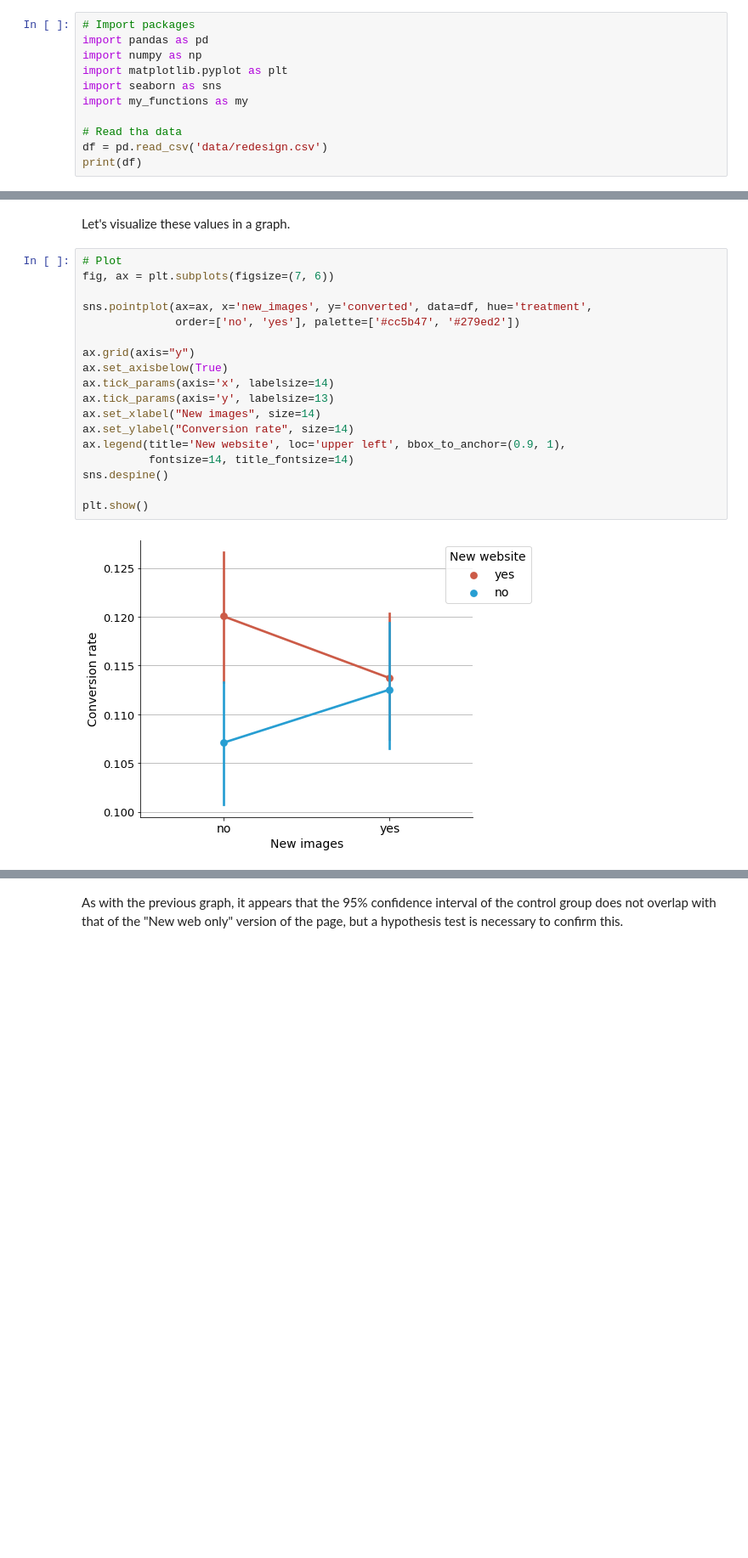
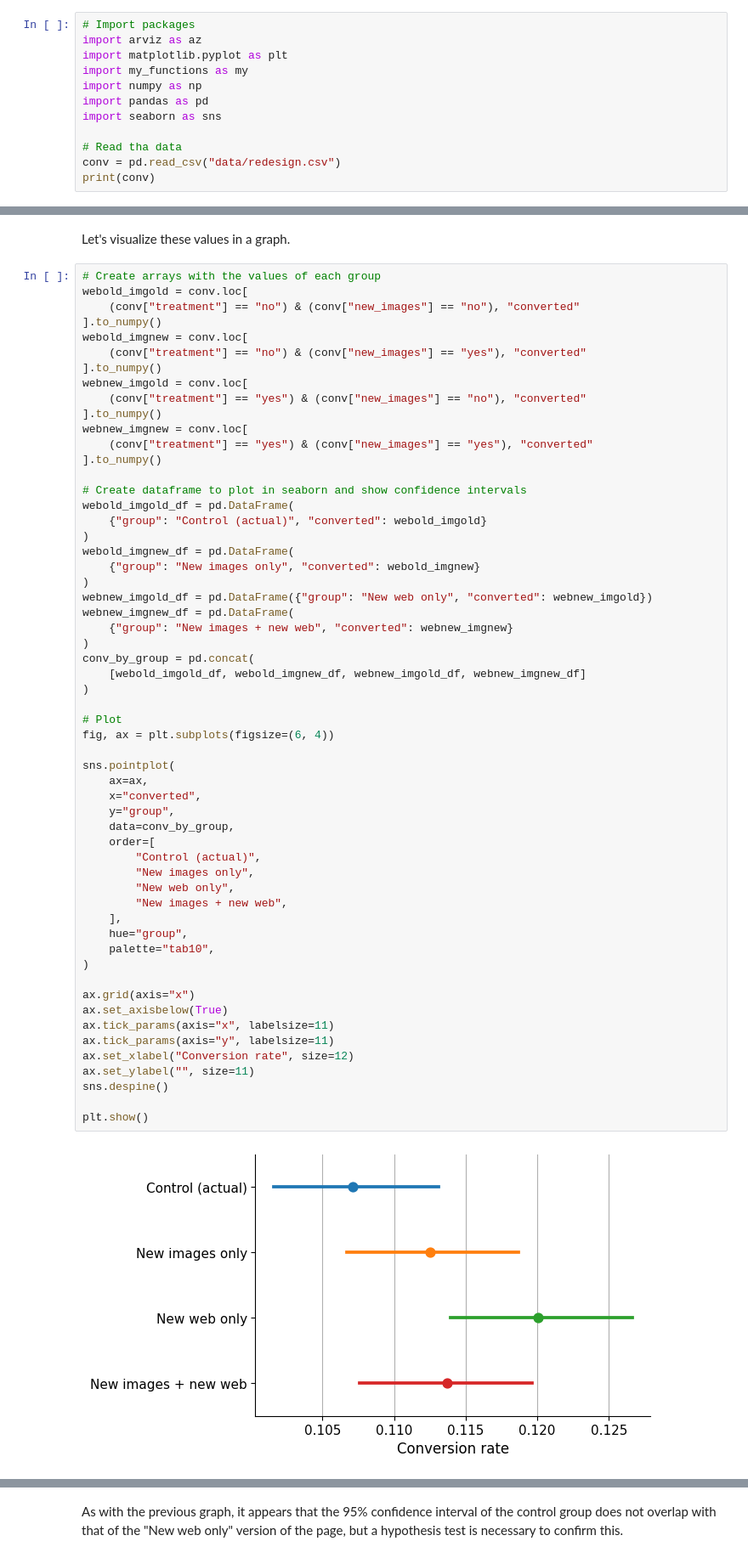
Before and after one commit to mikel-imaz/projects, a Jupyter notebook: _sources/notebooks/webpage.ipynb, the cells around one changed output, grey strips where cells are left out. Shown at 85% size. Drawn from its saved outputs; the diff is of its cells as text; blank space fills up the shorter version.

```diff
--- a/_sources/notebooks/webpage.ipynb
+++ b/_sources/notebooks/webpage.ipynb
@@ -28,15 +28,16 @@ Complete the following tasks:
 3. Which version of the website should they use?
 # %%
 # Import packages
+import arviz as az
+import matplotlib.pyplot as plt
+import my_functions as my
+import numpy as np
 import pandas as pd
-import numpy as np
-import matplotlib.pyplot as plt
 import seaborn as sns
-import my_functions as my
 
 # Read tha data
-df = pd.read_csv('data/redesign.csv')
-print(df)
+conv = pd.read_csv("data/redesign.csv")
+print(conv)
 # %% [output]
       treatment new_images  converted
 0           yes        yes          0
@@ -98,24 +99,63 @@ Name: converted, dtype: float64
 # %% [markdown]
 Let's visualize these values in a graph.
 # %%
+# Create arrays with the values of each group
+webold_imgold = conv.loc[
+    (conv["treatment"] == "no") & (conv["new_images"] == "no"), "converted"
+].to_numpy()
+webold_imgnew = conv.loc[
+    (conv["treatment"] == "no") & (conv["new_images"] == "yes"), "converted"
+].to_numpy()
+webnew_imgold = conv.loc[
+    (conv["treatment"] == "yes") & (conv["new_images"] == "no"), "converted"
+].to_numpy()
+webnew_imgnew = conv.loc[
+    (conv["treatment"] == "yes") & (conv["new_images"] == "yes"), "converted"
+].to_numpy()
+
+# Create dataframe to plot in seaborn and show confidence intervals
+webold_imgold_df = pd.DataFrame(
+    {"group": "Control (actual)", "converted": webold_imgold}
+)
+webold_imgnew_df = pd.DataFrame(
+    {"group": "New images only", "converted": webold_imgnew}
+)
+webnew_imgold_df = pd.DataFrame({"group": "New web only", "converted": webnew_imgold})
+webnew_imgnew_df = pd.DataFrame(
+    {"group": "New images + new web", "converted": webnew_imgnew}
+)
+conv_by_group = pd.concat(
+    [webold_imgold_df, webold_imgnew_df, webnew_imgold_df, webnew_imgnew_df]
+)
+
 # Plot
-fig, ax = plt.subplots(figsize=(7, 6))
+fig, ax = plt.subplots(figsize=(6, 4))
 
-sns.pointplot(ax=ax, x='new_images', y='converted', data=df, hue='treatment',
-              order=['no', 'yes'], palette=['#cc5b47', '#279ed2'])
+sns.pointplot(
+    ax=ax,
+    x="converted",
+    y="group",
+    data=conv_by_group,
+    order=[
+        "Control (actual)",
+        "New images only",
+        "New web only",
+        "New images + new web",
+    ],
+    hue="group",
+    palette="tab10",
+)
 
-ax.grid(axis="y")
+ax.grid(axis="x")
 ax.set_axisbelow(True)
-ax.tick_params(axis='x', labelsize=14)
-ax.tick_params(axis='y', labelsize=13)
-ax.set_xlabel("New images", size=14)
-ax.set_ylabel("Conversion rate", size=14)
-ax.legend(title='New website', loc='upper left', bbox_to_anchor=(0.9, 1),
-          fontsize=14, title_fontsize=14)
+ax.tick_params(axis="x", labelsize=11)
+ax.tick_params(axis="y", labelsize=11)
+ax.set_xlabel("Conversion rate", size=12)
+ax.set_ylabel("", size=11)
 sns.despine()
 
 plt.show()
 # %% [output]
-[figure, old version]
+[figure, new version]
 # %% [markdown]
 This is what we can see:
```
Also changed, not shown: parts of 16 cells of this notebook, 7 other files.
